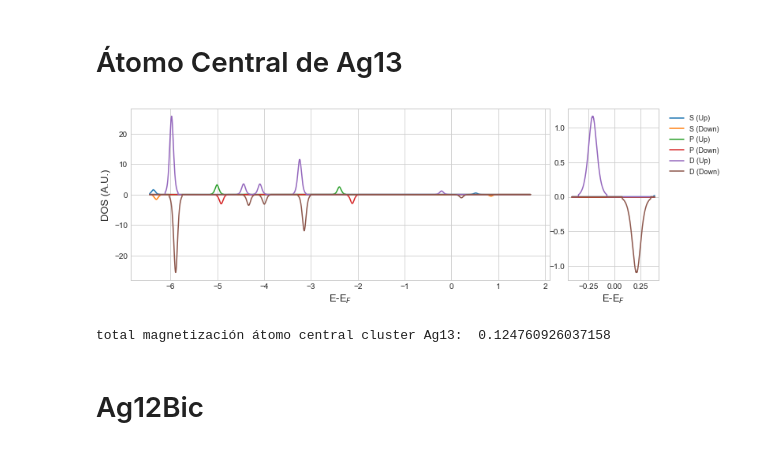
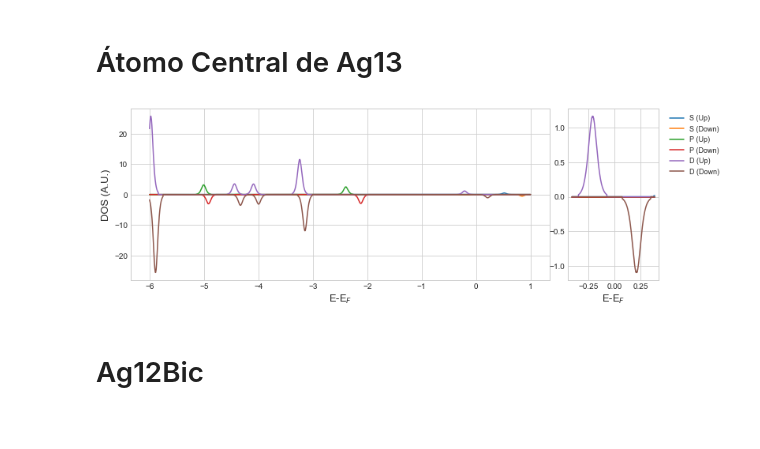
Before and after one commit to esjerome/quantumEspresso, a Jupyter notebook: Python/final_graficos.ipynb, the cells around one changed output. Saved outputs shown, nothing was run; the diff lists cells and outputs as text; code cells hidden in the pictures.

```diff
--- a/Python/final_graficos.ipynb
+++ b/Python/final_graficos.ipynb
@@ -133,78 +152,9 @@ total magnetización átomo lateral cluster Ag13:  0.39664978999999995
 # %% [markdown]
 # Átomo Central de Ag13
-# %%
-temp1 = np.loadtxt('ag13.dos.pdos_atm#8(Ag)_wfc#1(s)')
-
-mag_s = temp1[:,[0]]
-mag_s = np.append(mag_s, temp1[:,[1]], axis=1)
-mag_s = np.append(mag_s, temp1[:,[2]], axis=1)
-
-temp1 = np.loadtxt('ag13.dos.pdos_atm#8(Ag)_wfc#2(p)')
-
-mag_p = temp1[:,[0]]
-mag_p = np.append(mag_p, temp1[:,[1]], axis=1)
-mag_p = np.append(mag_p, temp1[:,[2]], axis=1)
-
-temp1 = np.loadtxt('ag13.dos.pdos_atm#8(Ag)_wfc#3(d)')
-
-mag_d = temp1[:,[0]]
-mag_d = np.append(mag_d, temp1[:,[1]], axis=1)
-mag_d = np.append(mag_d, temp1[:,[2]], axis=1)
-
-
-fig = plt.figure()
-
-
-mag_s = mag_s[mag_s[:,0]<-2]
-mag_p = mag_p[mag_p[:,0]<-2]
-mag_d = mag_d[mag_d[:,0]<-2]
-
-mag_s[:,0] = mag_s[:,0] + 3.688
-mag_p[:,0] = mag_p[:,0] + 3.688
-mag_d[:,0] = mag_d[:,0] + 3.688
-
-
-ax0 = plt.subplot2grid((1, 5), (0, 0), colspan=4)
-ax1 = plt.subplot2grid((1, 5), (0, 4), colspan=1)
-
-ax0.set_xlabel(r"E-E$_{F}$",fontsize=13)
-ax0.set_ylabel(r"DOS (A.U.)",fontsize=13)
-
-
-ax0.plot(mag_s[:,0],mag_s[:,1], label="S (Up)")
-ax0.plot(mag_s[:,0],-mag_s[:,2],label="S (Down)")
-ax0.plot(mag_p[:,0],mag_p[:,1], label="P (Up)")
-ax0.plot(mag_p[:,0],-mag_p[:,2], label="P (Down)")
-ax0.plot(mag_d[:,0],mag_d[:,1], label="D (Up)")
-ax0.plot(mag_d[:,0],-mag_d[:,2], label="D (Down)")
-
-mag_s = mag_s[mag_s[:,0]>-0.412]
-mag_s = mag_s[mag_s[:,0]<0.388]
-
-mag_p = mag_p[mag_p[:,0]>-0.412]
-mag_p = mag_p[mag_p[:,0]<0.388]
-
-mag_d = mag_d[mag_d[:,0]>-0.412]
-mag_d = mag_d[mag_d[:,0]<0.388]
-
-ax1.plot(mag_s[:,0],mag_s[:,1], label="S (Up)")
-ax1.plot(mag_s[:,0],-mag_s[:,2],label="S (Down)")
-ax1.plot(mag_p[:,0],mag_p[:,1], label="P (Up)")
-ax1.plot(mag_p[:,0],-mag_p[:,2], label="P (Down)")
-ax1.plot(mag_d[:,0],mag_d[:,1], label="D (Up)")
-ax1.plot(mag_d[:,0],-mag_d[:,2], label="D (Down)")
-
-ax1.set_xlabel(r"E-E$_{F}$",fontsize=13)
-
-
-plt.legend(loc='upper left', fontsize=9, bbox_to_anchor=(1.05, 1.0))
-fig.set_size_inches(12, 4)
-plt.show()
-
-print('total magnetización átomo central cluster Ag13: ',(mag_s[:,1]+mag_p[:,1]+mag_d[:,1]).sum()*0.001)
-# %% [output]
-[figure, removed]
-total magnetización átomo central cluster Ag13:  0.124760926037158
+# %%
+grafico_unico('ag13.dos.pdos_atm#8(Ag)',-3.688,-0.412,0.388)
+# %% [output]
+[figure, added]
 # %% [markdown]
 # Ag12Bic
 # %%
```
Also changed, not shown: parts of 38 cells of this notebook.
